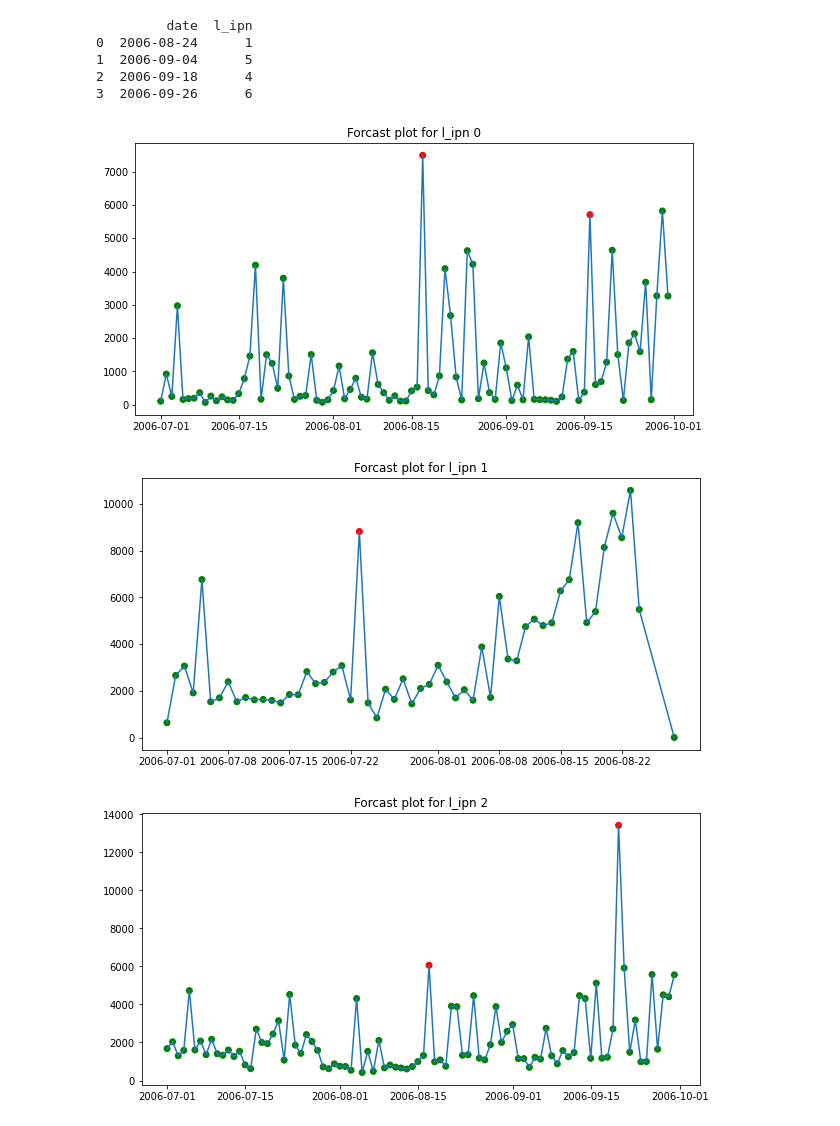
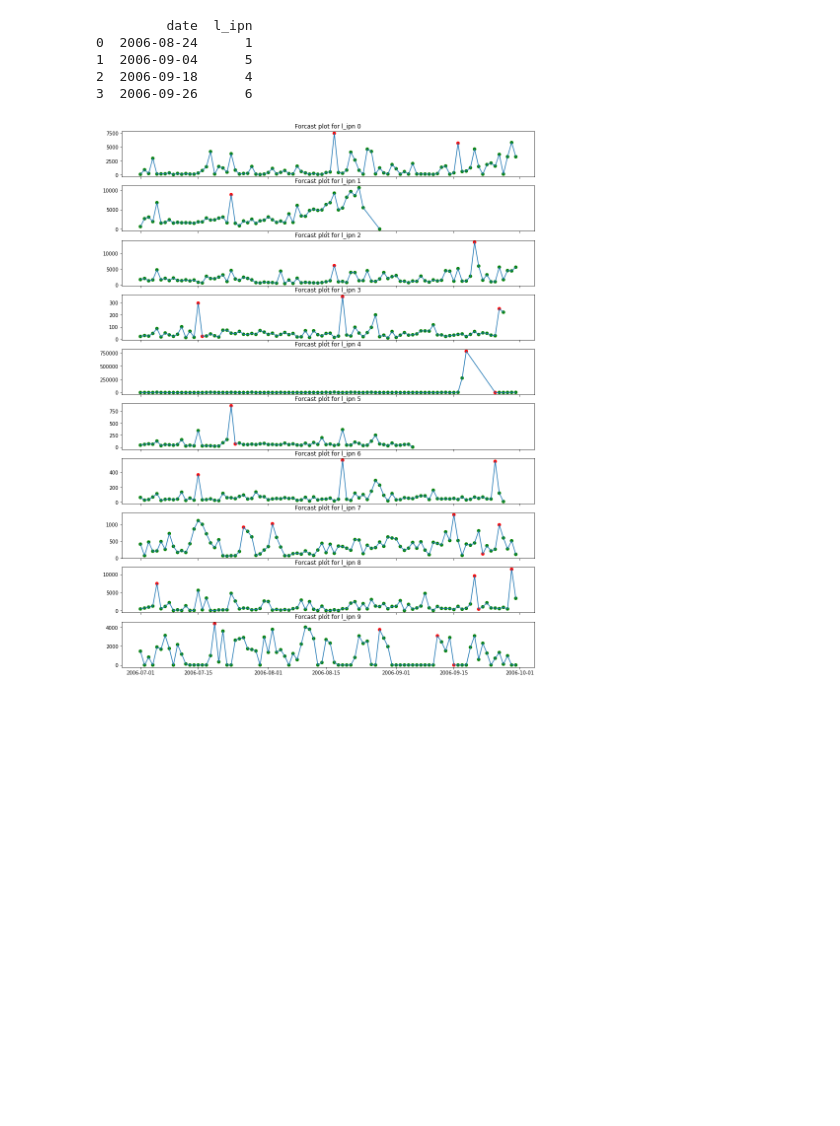
Before and after one commit to dutchengineer-courses/machine-learning-101, a Jupyter notebook: unsupervised-learning/anomaly-detection/bot_detection.ipynb, the cells around one changed output. Drawn from its saved outputs; the diff is of its cells as text; code cells hidden in the pictures; blank space fills up the shorter version.

```diff
--- a/unsupervised-learning/anomaly-detection/bot_detection.ipynb
+++ b/unsupervised-learning/anomaly-detection/bot_detection.ipynb
@@ -68,38 +84,38 @@ from pandas import to_datetime
 import numpy as np
 import matplotlib.pyplot as plt
 
 daily_aggregate_l_ipn = df.groupby(['l_ipn','date'])[['f']].sum()
 daily_aggregate_l_ipn.reset_index(inplace= True)
 
 
 def get_daily_aggregate_l_ipn(in_l_ipn):
     temp_df = daily_aggregate_l_ipn[daily_aggregate_l_ipn['l_ipn'] == in_l_ipn].drop(['l_ipn'],axis = 1)
     temp_df.columns = ['ds','y']
     temp_df['ds'] = to_datetime(temp_df['ds'])
     temp_df.reset_index(inplace=True,drop=True)
     return temp_df
 
 def get_luminol_anomalies(in_df):
     in_df['isAnomaly'] = 0
     detector = AnomalyDetector(in_df['y'].to_dict())
     anomalies = detector.get_anomalies()
     time_period = ()
     for j in range(len(anomalies)):
         time_period = anomalies[j].get_time_window()
         for k in time_period:
             in_df.at[k,'isAnomaly'] = 1
     return(in_df)
+
+fig, axs = plt.subplots(10,sharex=True,figsize=(15, 20))
+
 for i in range(df['l_ipn'].nunique()):
     t_df = get_luminol_anomalies(get_daily_aggregate_l_ipn(i))
 
     colors = {0:'green', 1:'red'}
+    axs[i].plot(t_df['ds'],t_df['y'])
+    axs[i].scatter(t_df['ds'],t_df['y'],c=t_df['isAnomaly'].apply(lambda x: colors[x]))
+    axs[i].set_title('Forcast plot for l_ipn %d' %i)
 
-    plt.figure(figsize=(10,5))
-    plt.plot(t_df['ds'],t_df['y'])
-    plt.scatter(t_df['ds'],t_df['y'],c=t_df['isAnomaly'].apply(lambda x: colors[x]))
-    plt.title('Forcast plot for l_ipn %d' %i)
-    plt.show()
+fig.show()
 # %% [output]
-[figure, old version]
+[figure, new version]
-[figure, removed]
-[figure, removed]
```
Also changed, not shown: parts of 3 cells of this notebook, 5 other files.
